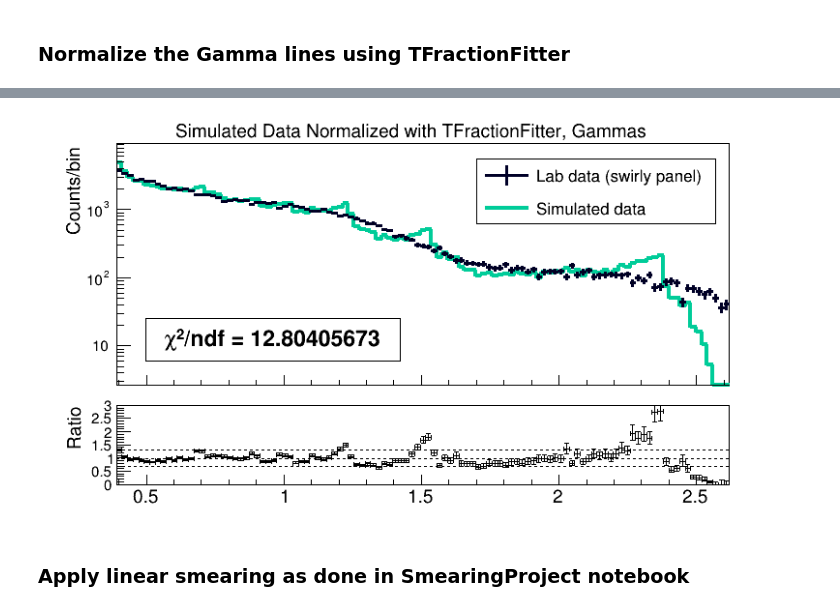
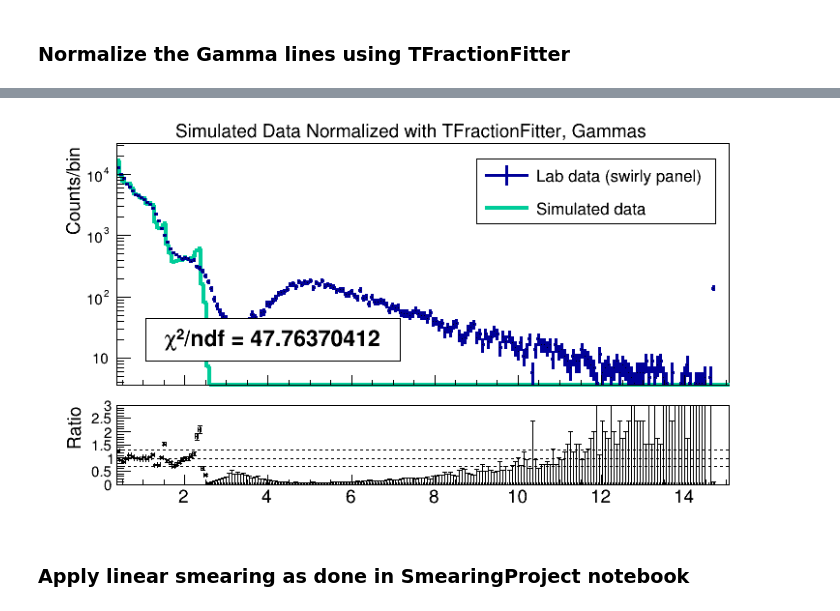
Before and after one commit to sgrobnik/SmearingProjectCUORE, a Jupyter notebook: Gamma_Normalization_Din_vz1.ipynb, the cells around one changed output, grey strips where cells are left out. Saved outputs shown, nothing was run; the diff lists cells and outputs as text; code cells hidden in the pictures.

```diff
--- a/Gamma_Normalization_Din_vz1.ipynb
+++ b/Gamma_Normalization_Din_vz1.ipynb
@@ -35,10 +35,10 @@ sigma_pe = sigma * pe_mev # Convert to PE
 lin_sigma = sigma / 0.662
 lin_sigma_pe = lin_sigma * pe_mev # Convert to PE
 
-R = 0.02
+R = 0.07
 # gbins = 100 #Bins for each of the gamma lines
 gmin = 0.01
-gmax = 2.7
+gmax = 15
 gbins = int((gmax-gmin)/R)
 # %%
 # Declare some static variables; simulated gamma lines
@@ -424,14 +441,14 @@ h_dat.GetXaxis().SetTitleSize(.05)
 h_dat.GetYaxis().SetLabelSize(.05)
 h_dat.GetYaxis().SetTitleSize(.05)
 h_dat.GetYaxis().SetTitleOffset(.9)
-h_dat.SetAxisRange(0.4, 2.6, "X")
+h_dat.SetAxisRange(0.4, 15, "X")
 
 # tot.SetMarkerColor(kGray+1)
 # tot.SetLineColor(kGray+1)
 tot.SetLineWidth(4)
 tot.SetLineColor(kTeal - 1)
 tot.Draw("hist same")
-tot.SetAxisRange(0.4, 2.6, "X")
+tot.SetAxisRange(0.4, 15, "X")
 
 c1.Clear()
 
@@ -478,4 +496,4 @@ Info in <TCanvas::Print>: png file NormV1_LabVsSimNORMALIZED_v2.png has been cre
-[figure, old version]
+[figure, new version]
 # %% [markdown]
 ### Apply linear smearing as done in SmearingProject notebook
 # %%
```
Also changed, not shown: parts of 5 cells of this notebook, 2 other files.
